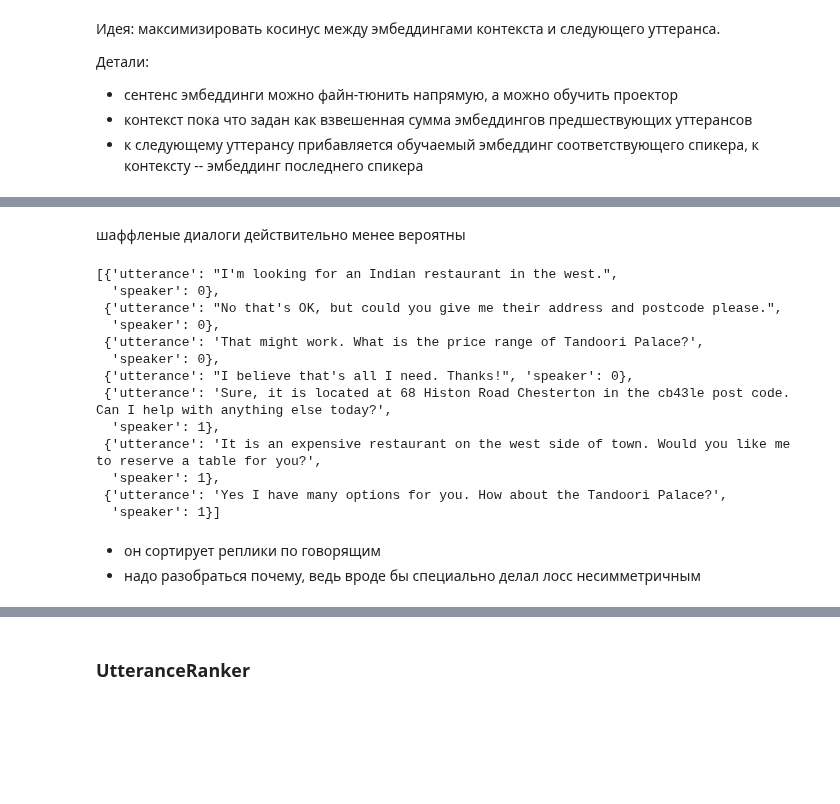
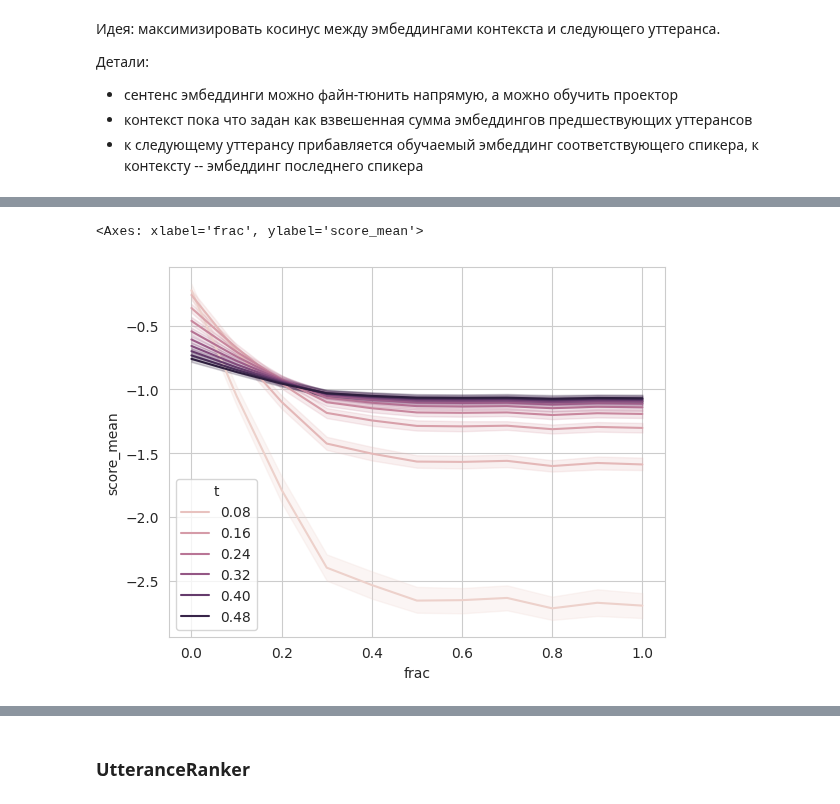
Before and after one commit to voorhs/dialogue-augmentation, a Jupyter notebook: augmentation_development.ipynb, the cells around one changed output, grey strips where cells are left out. Cells and saved outputs as stored; diff of their text form; code cells hidden in the pictures; blank space fills up the shorter version.

Commit message:
started developing exps for pairwise model

```diff
--- a/augmentation_development.ipynb
+++ b/augmentation_development.ipynb
@@ -2257,4 +2267,4 @@ To enable the following instructions: AVX2 FMA, in other operations, rebuild Ten
 import json
 
 n_dialogues = 128
-dataset = json.load(open('nup/dataset/val/dialogues.json', 'r'))[:n_dialogues]
+dataset = json.load(open('/home/alekseev_ilya/dialogue-augmentation/nup/dialogues/val/0.json', 'r'))[:n_dialogues]
@@ -2263,8 +2292,9 @@ dataset = json.load(open('nup/dataset/val/dialogues.json', 'r'))[:n_dialogues]
 # %%
 import numpy as np
-from collections import defaultdict
 import math
 from tqdm.autonotebook import tqdm
+from collections import defaultdict
+
 
 def random_swap(arr, n_swaps):
     """n_swaps must be bounded by len(arr) / 2"""
@@ -2274,11 +2304,21 @@ def random_swap(arr, n_swaps):
         arr[i], arr[j] = arr[j], arr[i]
     return arr
 
-grid_size = 4
+grid_size = 11
 fraction_swaps_list = np.linspace(0, 1, grid_size)
-scores = defaultdict(list)
-for fraction_swaps in fraction_swaps_list:
-    for dia in tqdm(dataset, desc=f'{fraction_swaps:.2f}'):
-        n_swaps = math.ceil(fraction_swaps * (len(dia) // 2))
+temperature_list = np.linspace(0.05, 0.5, 10)
+exp_results = defaultdict(list)
+
+for i, dia in enumerate(tqdm(dataset)):
+    for frac in fraction_swaps_list:
+        n_swaps = math.ceil(frac * (len(dia) // 2))
         dia = random_swap(dia, n_swaps)
-        scores[fraction_swaps].append(model.score(dia))
+        batch = model.make_batch_from_dia(dia)
+        logits = model.get_logits(batch, temperature=1)
+        for t in temperature_list:
+            exp_results['frac'].append(frac)
+            exp_results['t'].append(t)
+            exp_results['i_dia'].append(i)
+            exp_results['score_mean'].append(get_score(logits / t, reduction='mean'))
+            exp_results['score_min'].append(get_score(logits / t, reduction='min'))
+            exp_results['score_max'].append(get_score(logits / t, reduction='max'))
@@ -2293,2 +2324,0 @@ for frac, score_list in scores.items():
-# %% [markdown]
-шаффленые диалоги действительно менее вероятны
@@ -2318,19 +2325,13 @@ def augment(dialogue):
-# %%
-augment(dataset[1])
-# %% [output]
-[{'utterance': "I'm looking for an Indian restaurant in the west.",
-  'speaker': 0},
- {'utterance': "No that's OK, but could you give me their address and postcode please.",
-  'speaker': 0},
- {'utterance': 'That might work. What is the price range of Tandoori Palace?',
-  'speaker': 0},
- {'utterance': "I believe that's all I need. Thanks!", 'speaker': 0},
- {'utterance': 'Sure, it is located at 68 Histon Road Chesterton in the cb43le post code. Can I help with anything else today?',
-  'speaker': 1},
- {'utterance': 'It is an expensive restaurant on the west side of town. Would you like me to reserve a table for you?',
-  'speaker': 1},
- {'utterance': 'Yes I have many options for you. How about the Tandoori Palace?',
-  'speaker': 1}]
-# %% [markdown]
-- он сортирует реплики по говорящим
-- надо разобраться почему, ведь вроде бы специально делал лосс несимметричным
+# %%
+import pandas as pd
+
+
+df = pd.DataFrame(exp_results)
+# %%
+import seaborn as sns
+sns.set_style('whitegrid')
+
+sns.lineplot(data=df, x='frac', y='score_mean', hue='t')
+# %% [output]
+<Axes: xlabel='frac', ylabel='score_mean'>
+[figure, added]
```
Also changed, not shown: parts of 18 cells of this notebook, 4 other files.
